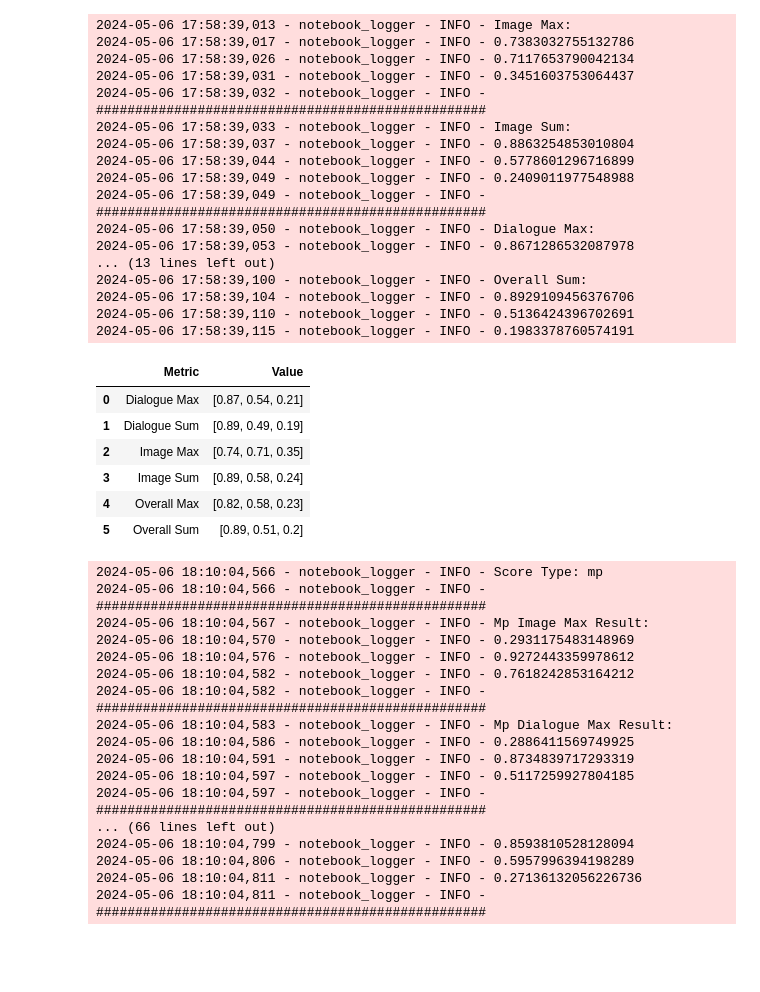
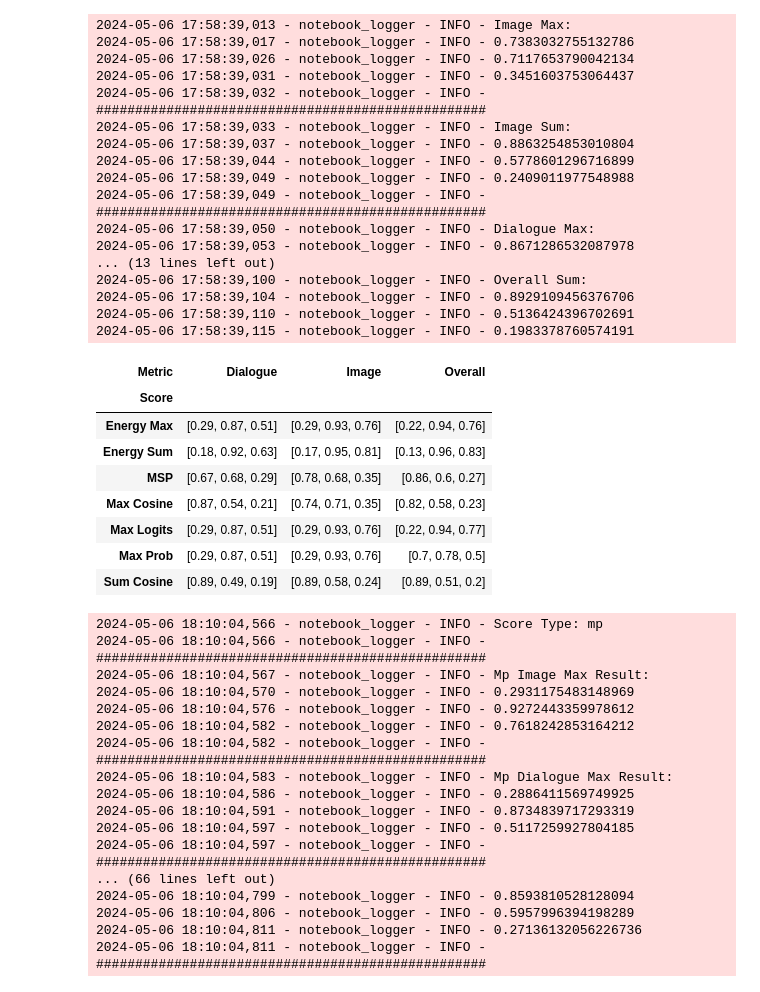
Before and after one commit to wfyitf/multimodal_ood, a Jupyter notebook: notebooks/clip.ipynb, the cells around one changed output. Cells and saved outputs as stored; diff of their text form; code cells hidden in the pictures; blank space fills up the shorter version.

Commit message:
Update results

```diff
--- a/notebooks/clip.ipynb
+++ b/notebooks/clip.ipynb
@@ -375,6 +375,7 @@ logger.info(ev.aupr_evaluation(df_test['OOD'].values, -df_test['overall_simialri
 # Initialize lists to store data
 metrics = []
 values = []
+scores = []
 
 def eval_dict(score):
     return {
@@ -382,67 +383,69 @@ def eval_dict(score):
         "AUROC": lambda x: ev.auroc_evaluation(x['OOD'].values, -x[score].values),
         "AUPR": lambda x: ev.aupr_evaluation(x['OOD'].values, -x[score].values)
     }
-
-
 
 # Define the metrics and corresponding functions
 metric_functions = {
     "Max Cosine": {
         "Image": eval_dict('image_score_max'),
         "Dialogue": eval_dict('dialogue_score_max'),
         "Overall": eval_dict('overall_simialrity')
     },
     "Sum Cosine": {
         "Image": eval_dict('image_score'),
         "Dialogue": eval_dict('dialogue_score'),
         "Overall": eval_dict('overall_simialrity_sum')
     },
     "Energy Sum": {
         "Image": eval_dict('energy_sum_image'),
         "Dialogue": eval_dict('energy_sum_dialogue'),
         "Overall": eval_dict('energy_overall_simialrity_sum')
     },
     "Energy Max": {
         "Image": eval_dict('energy_max_image'),
         "Dialogue": eval_dict('energy_max_dialogue'),
         "Overall": eval_dict('energy_overall_simialrity')
     },
-    "msp": {
-        "Image": eval_dict('msp_sum_image'),
-        "Dialogue": eval_dict('msp_sum_dialogue'),
-        "Overall": eval_dict('msp_overall_simialrity_sum')
+    "MSP": {
+        "Image": eval_dict('msp_max_image'),
+        "Dialogue": eval_dict('msp_max_dialogue'),
+        "Overall": eval_dict('msp_overall_simialrity')
     },
-    "mp": {
-        "Image": eval_dict('mp_sum_image'),
-        "Dialogue": eval_dict('mp_sum_dialogue'),
-        "Overall": eval_dict('mp_overall_simialrity_sum')
+    "Max Prob": {
+        "Image": eval_dict('mp_max_image'),
+        "Dialogue": eval_dict('mp_max_dialogue'),
+        "Overall": eval_dict('mp_overall_simialrity')
     },
-    "MaxLogits": {
-        "Image": eval_dict('maxlogits_sum_image'),
-        "Dialogue": eval_dict('maxlogits_sum_dialogue'),
-        "Overall": eval_dict('maxlogits_overall_simialrity_sum')
+    "Max Logits": {
+        "Image": eval_dict('maxlogits_max_image'),
+        "Dialogue": eval_dict('maxlogits_max_dialogue'),
+        "Overall": eval_dict('maxlogits_overall_simialrity')
     }
 }
 
 # Loop through each metric and calculate values
-for metric, funcs in metric_functions.items():
-    metrics.extend([metric] * len(funcs))
-    values.extend([func(df_test) for func in funcs.values()])
+for score, items in metric_functions.items():
+    scores.extend([score] * len(items) * 3)
+    for metric, funcs in items.items():
+        metrics.extend([metric] * len(funcs))
+        values.extend([func(df_test) for func in funcs.values()])
 
 # Create DataFrame
-df = pd.DataFrame({"Metric": metrics, "Value": values})
+df = pd.DataFrame({"Metric": metrics, "Value": values, "Score": scores})
 df['Value'] = df['Value'].apply(lambda x: round(x, 2))
-df_grouped = df.groupby('Metric')['Value'].apply(list).reset_index()
+#df_grouped = df.groupby('Metric')['Value'].apply(list).reset_index()
+result = df.groupby(['Metric', 'Score'])['Value'].agg(list).unstack().transpose()
+result
+# %% [output]
+| Metric | Dialogue | Image | Overall |
+| Score |  |  |  |
+| Energy Max | [0.29, 0.87, 0.51] | [0.29, 0.93, 0.76] | [0.22, 0.94, 0.76] |
+| Energy Sum | [0.18, 0.92, 0.63] | [0.17, 0.95, 0.81] | [0.13, 0.96, 0.83] |
+| MSP | [0.67, 0.68, 0.29] | [0.78, 0.68, 0.35] | [0.86, 0.6, 0.27] |
+| Max Cosine | [0.87, 0.54, 0.21] | [0.74, 0.71, 0.35] | [0.82, 0.58, 0.23] |
+| Max Logits | [0.29, 0.87, 0.51] | [0.29, 0.93, 0.76] | [0.22, 0.94, 0.77] |
+| Max Prob | [0.29, 0.87, 0.51] | [0.29, 0.93, 0.76] | [0.7, 0.78, 0.5] |
+| Sum Cosine | [0.89, 0.49, 0.19] | [0.89, 0.58, 0.24] | [0.89, 0.51, 0.2] |
-# %%
-df_grouped
-# %% [output]
-|  | Metric | Value |
-| 0 | Dialogue Max | [0.87, 0.54, 0.21] |
-| 1 | Dialogue Sum | [0.89, 0.49, 0.19] |
-| 2 | Image Max | [0.74, 0.71, 0.35] |
-| 3 | Image Sum | [0.89, 0.58, 0.24] |
-| 4 | Overall Max | [0.82, 0.58, 0.23] |
-| 5 | Overall Sum | [0.89, 0.51, 0.2] |
 # %%
 
 for score_type in score_type_list:
```
